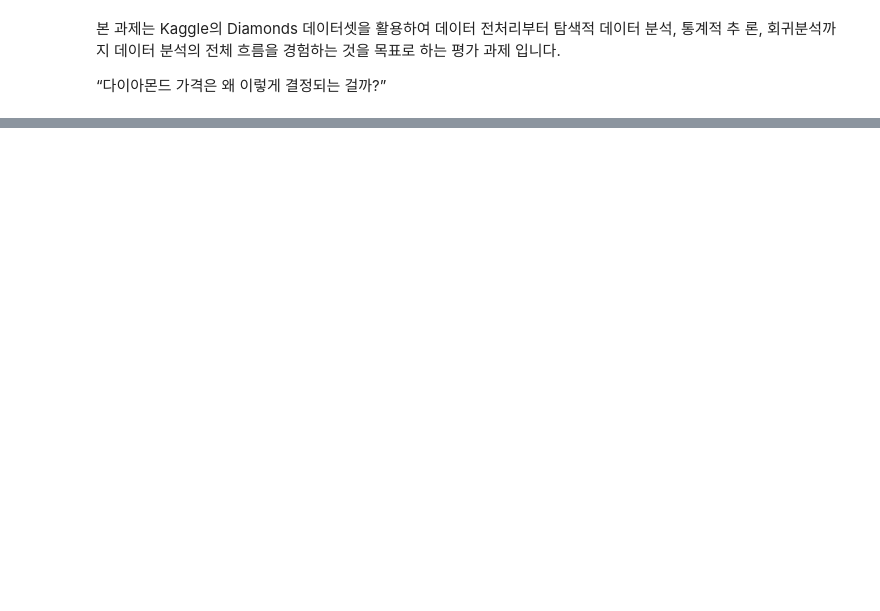
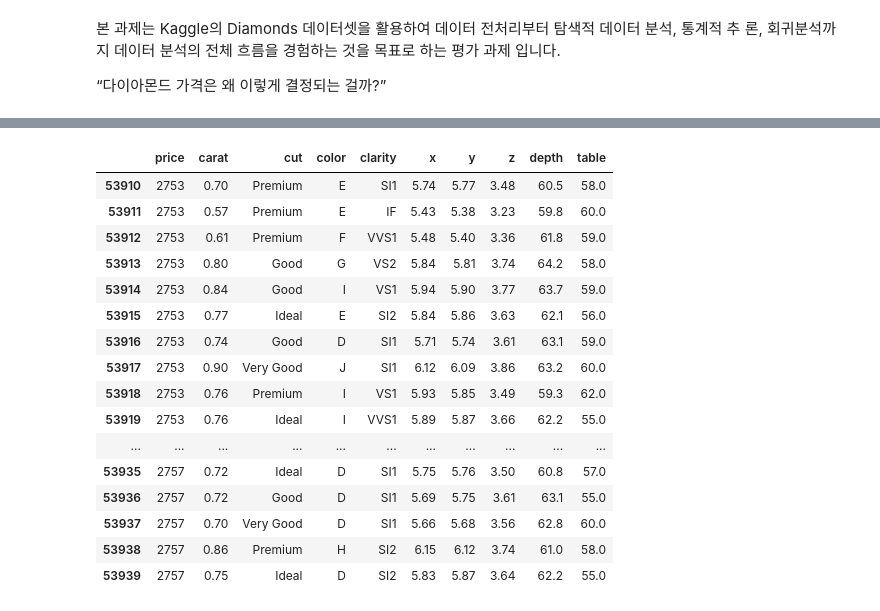
Before and after one commit to jyhong0207-netizen/python-study, a Jupyter notebook: DATA ANALYSIS BASIC/다이아몬드 과제.ipynb, the cells around one changed output, grey strips where cells are left out. Saved outputs shown, nothing was run; the diff lists cells and outputs as text; code cells hidden in the pictures; blank space fills up the shorter version.

```diff
--- a/DATA ANALYSIS BASIC/다이아몬드 과제.ipynb
+++ b/DATA ANALYSIS BASIC/다이아몬드 과제.ipynb
@@ -70,0 +153,20 @@ None
+# %%
+origin.tail(30)
+# %% [output]
+|  | price | carat | cut | color | clarity | x | y | z | depth | table |
+| 53910 | 2753 | 0.70 | Premium | E | SI1 | 5.74 | 5.77 | 3.48 | 60.5 | 58.0 |
+| 53911 | 2753 | 0.57 | Premium | E | IF | 5.43 | 5.38 | 3.23 | 59.8 | 60.0 |
+| 53912 | 2753 | 0.61 | Premium | F | VVS1 | 5.48 | 5.40 | 3.36 | 61.8 | 59.0 |
+| 53913 | 2753 | 0.80 | Good | G | VS2 | 5.84 | 5.81 | 3.74 | 64.2 | 58.0 |
+| 53914 | 2753 | 0.84 | Good | I | VS1 | 5.94 | 5.90 | 3.77 | 63.7 | 59.0 |
+| 53915 | 2753 | 0.77 | Ideal | E | SI2 | 5.84 | 5.86 | 3.63 | 62.1 | 56.0 |
+| 53916 | 2753 | 0.74 | Good | D | SI1 | 5.71 | 5.74 | 3.61 | 63.1 | 59.0 |
+| 53917 | 2753 | 0.90 | Very Good | J | SI1 | 6.12 | 6.09 | 3.86 | 63.2 | 60.0 |
+| 53918 | 2753 | 0.76 | Premium | I | VS1 | 5.93 | 5.85 | 3.49 | 59.3 | 62.0 |
+| 53919 | 2753 | 0.76 | Ideal | I | VVS1 | 5.89 | 5.87 | 3.66 | 62.2 | 55.0 |
+| ... | ... | ... | ... | ... | ... | ... | ... | ... | ... | ... |
+| 53935 | 2757 | 0.72 | Ideal | D | SI1 | 5.75 | 5.76 | 3.50 | 60.8 | 57.0 |
+| 53936 | 2757 | 0.72 | Good | D | SI1 | 5.69 | 5.75 | 3.61 | 63.1 | 55.0 |
+| 53937 | 2757 | 0.70 | Very Good | D | SI1 | 5.66 | 5.68 | 3.56 | 62.8 | 60.0 |
+| 53938 | 2757 | 0.86 | Premium | H | SI2 | 6.15 | 6.12 | 3.74 | 61.0 | 58.0 |
+| 53939 | 2757 | 0.75 | Ideal | D | SI2 | 5.83 | 5.87 | 3.64 | 62.2 | 55.0 |
```
Also changed, not shown: parts of 26 cells of this notebook, 1 other file.
